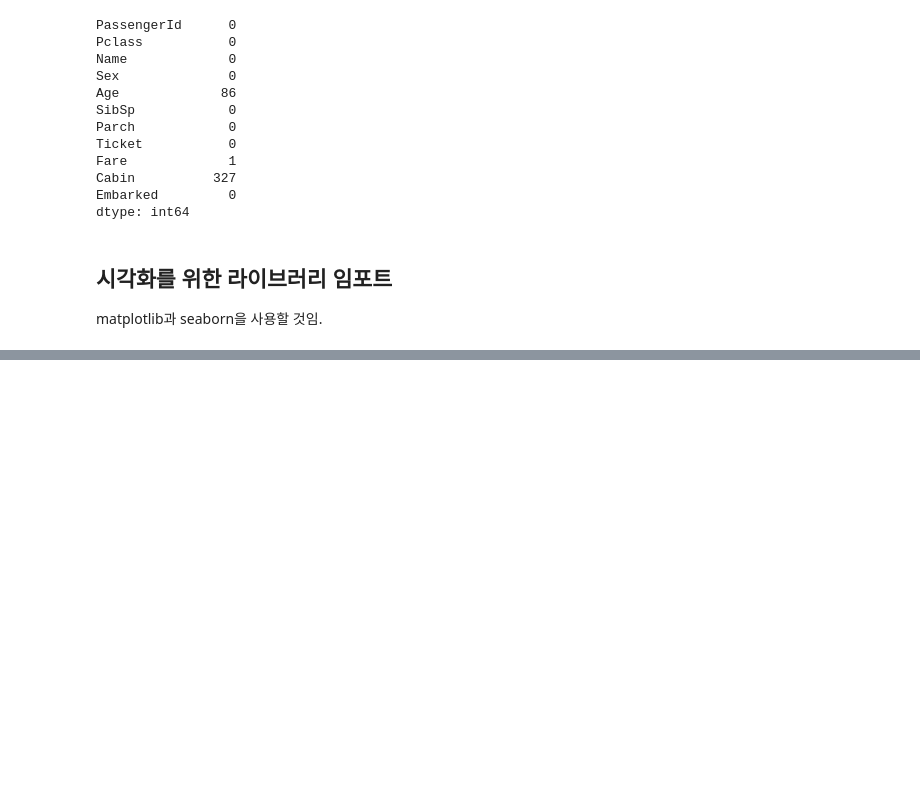
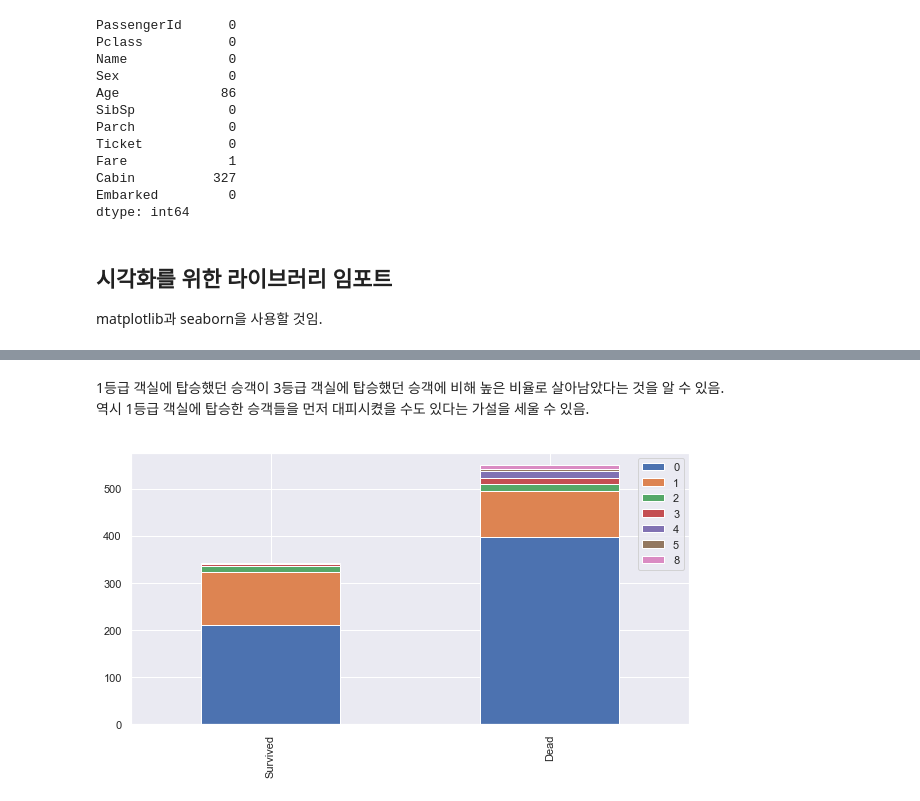
Before and after one commit to hyunwoongko/titanic, a Jupyter notebook: src/solution.ipynb, the cells around one changed output, grey strips where cells are left out. Saved outputs shown, nothing was run; the diff lists cells and outputs as text; code cells hidden in the pictures; blank space fills up the shorter version.

```diff
--- a/src/solution.ipynb
+++ b/src/solution.ipynb
@@ -156,0 +166,8 @@ bar_chart('Sex')
+# %% [markdown]
+1등급 객실에 탑승했던 승객이 3등급 객실에 탑승했던 승객에 비해 높은 비율로 살아남았다는 것을 알 수 있음. <br>
+역시 1등급 객실에 탑승한 승객들을 먼저 대피시켰을 수도 있다는 가설을 세울 수 있음.
+# %%
+bar_chart('SibSp')
+# 가족이나 친척의 숫자에 따른 생존율을 나타냄
+# %% [output]
+[figure, added]
```
Also changed, not shown: parts of 8 cells of this notebook.
